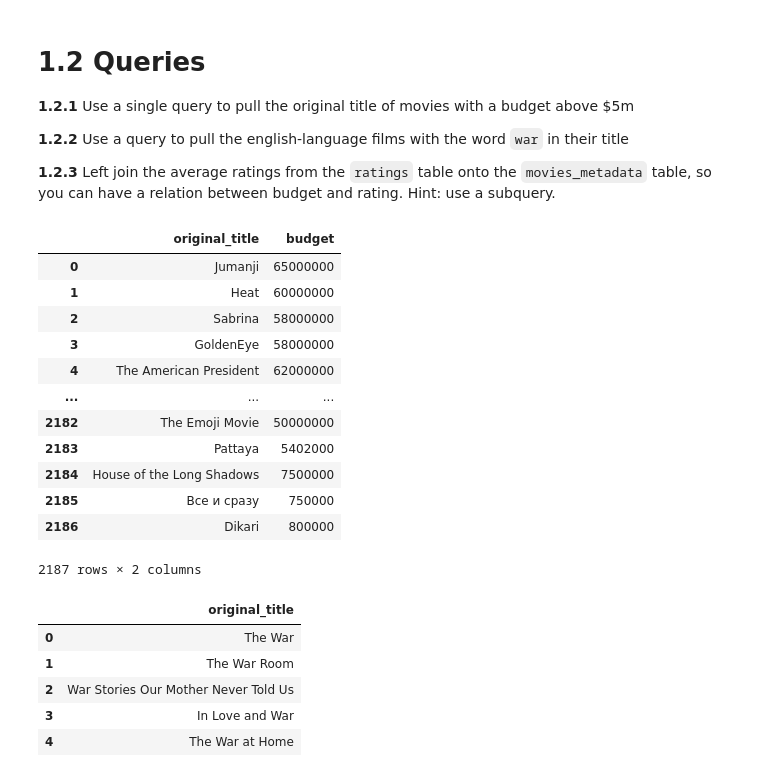
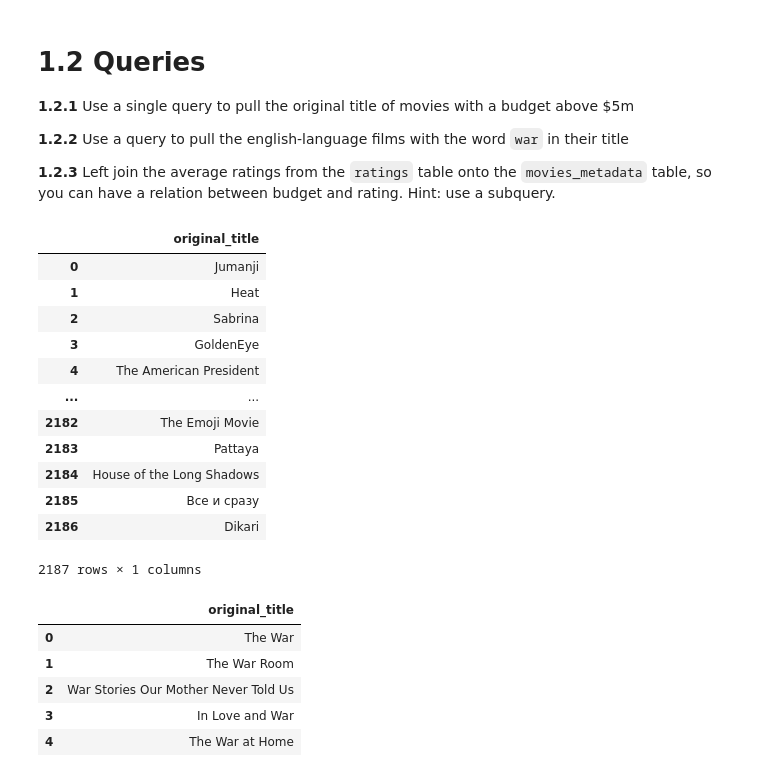
Before and after one commit to cb-ds-1/4-1-sql, a Jupyter notebook: workshop.ipynb, the cells around one changed output. Drawn from its saved outputs; the diff is of its cells as text; code cells hidden in the pictures.

```diff
--- a/workshop.ipynb
+++ b/workshop.ipynb
@@ -45,26 +45,26 @@ pd.read_sql("SELECT name FROM sqlite_master WHERE type='table'", con=conn)
 # %%
 # 1.2.1 Use a single query to pull the original title of movies with a budget above $5m
 
 pd.read_sql(
     """
-SELECT original_title, budget
+SELECT original_title
 FROM movies_metadata
 WHERE budget > 5000000
 """, con=conn)
 # %% [output]
-|  | original_title | budget |
-| 0 | Jumanji | 65000000 |
-| 1 | Heat | 60000000 |
-| 2 | Sabrina | 58000000 |
-| 3 | GoldenEye | 58000000 |
-| 4 | The American President | 62000000 |
-| ... | ... | ... |
-| 2182 | The Emoji Movie | 50000000 |
-| 2183 | Pattaya | 5402000 |
-| 2184 | House of the Long Shadows | 7500000 |
-| 2185 | Все и сразу | 750000 |
-| 2186 | Dikari | 800000 |
+|  | original_title |
+| 0 | Jumanji |
+| 1 | Heat |
+| 2 | Sabrina |
+| 3 | GoldenEye |
+| 4 | The American President |
+| ... | ... |
+| 2182 | The Emoji Movie |
+| 2183 | Pattaya |
+| 2184 | House of the Long Shadows |
+| 2185 | Все и сразу |
+| 2186 | Dikari |
-2187 rows × 2 columns
+2187 rows × 1 columns
 # %%
 # 1.2.2 Use a query to pull the english-language films with the word war in their title
 
```
